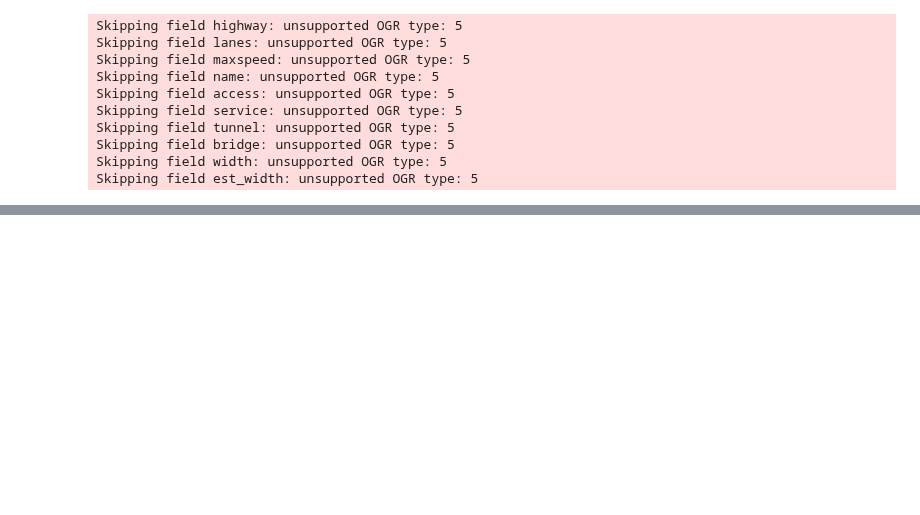
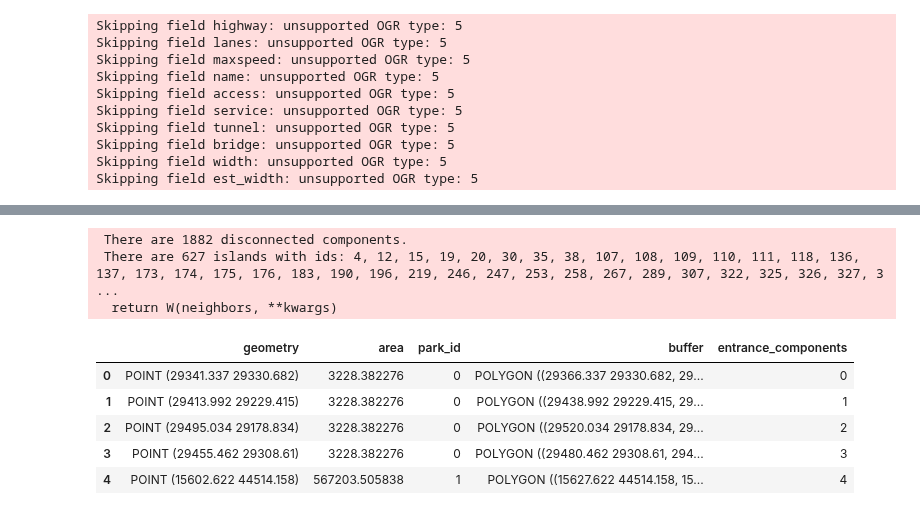
Before and after one commit to ziqiqiiii/Spatial_Equity_Analysis, a Jupyter notebook: notebooks/02_Network_Analysis.ipynb, the cells around one changed output, grey strips where cells are left out. Saved outputs shown, nothing was run; the diff lists cells and outputs as text; code cells hidden in the pictures; blank space fills up the shorter version.

```diff
--- a/notebooks/02_Network_Analysis.ipynb
+++ b/notebooks/02_Network_Analysis.ipynb
@@ -403,3 +389,13 @@ final_map.plot(column='2sfca_score', legend=True, cmap='viridis', figsize=(10, 1
 # %%
-# green_access = parks_preprocessing(parks)
-# green_access.head()
+green_access = parks_preprocessing(parks)
+green_access.head()
+# %% [output]
+ There are 1882 disconnected components.
+ There are 627 islands with ids: 4, 12, 15, 19, 20, 30, 35, 38, 107, 108, 109, 110, 111, 118, 136, 137, 173, 174, 175, 176, 183, 190, 196, 219, 246, 247, 253, 258, 267, 289, 307, 322, 325, 326, 327, 3 ...
+  return W(neighbors, **kwargs)
+|  | geometry | area | park_id | buffer | entrance_components |
+| 0 | POINT (29341.337 29330.682) | 3228.382276 | 0 | POLYGON ((29366.337 29330.682, 29... | 0 |
+| 1 | POINT (29413.992 29229.415) | 3228.382276 | 0 | POLYGON ((29438.992 29229.415, 29... | 1 |
+| 2 | POINT (29495.034 29178.834) | 3228.382276 | 0 | POLYGON ((29520.034 29178.834, 29... | 2 |
+| 3 | POINT (29455.462 29308.61) | 3228.382276 | 0 | POLYGON ((29480.462 29308.61, 294... | 3 |
+| 4 | POINT (15602.622 44514.158) | 567203.505838 | 1 | POLYGON ((15627.622 44514.158, 15... | 4 |
```
Also changed, not shown: parts of 29 cells of this notebook, 1 other file.
